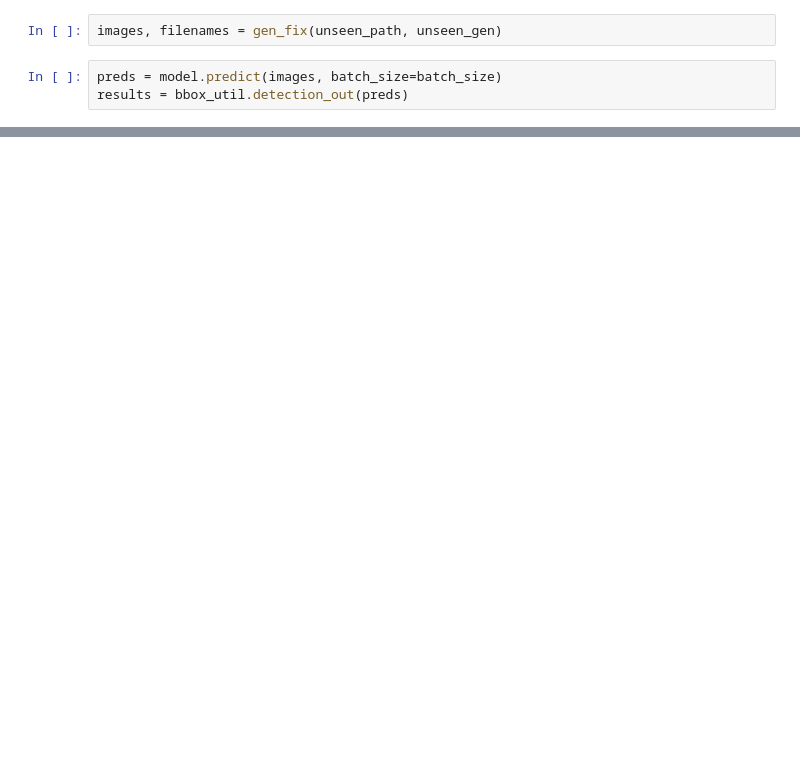
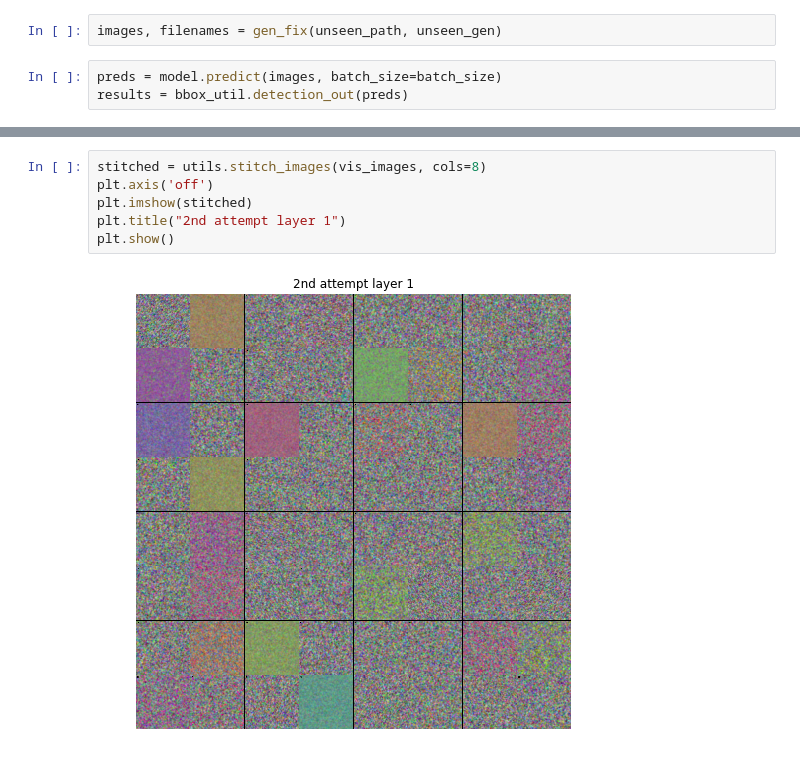
Before and after one commit to NegatioN/ssd_keras, a Jupyter notebook: SSD.ipynb, the cells around one changed output, grey strips where cells are left out. Saved outputs shown, nothing was run; the diff lists cells and outputs as text; blank space fills up the shorter version.

```diff
--- a/SSD.ipynb
+++ b/SSD.ipynb
@@ -60,0 +106,8 @@ render_above_threshold(filenames, results, 0.4, classes)
+# %%
+stitched = utils.stitch_images(vis_images, cols=8)
+plt.axis('off')
+plt.imshow(stitched)
+plt.title("2nd attempt layer 1")
+plt.show()
+# %% [output]
+[figure, added]
```
Also changed, not shown: parts of 12 cells of this notebook, 4 other files.
